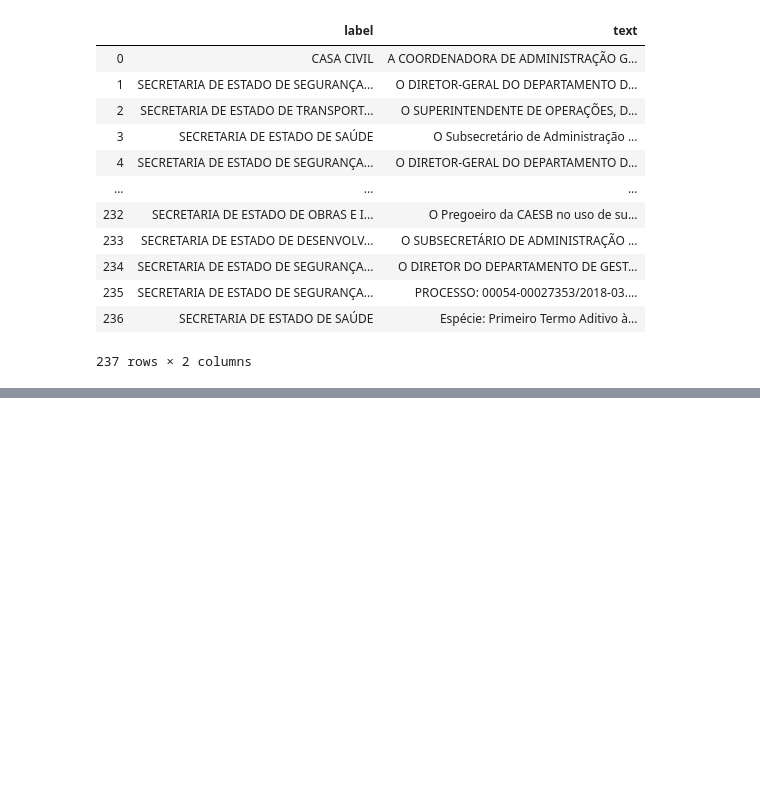
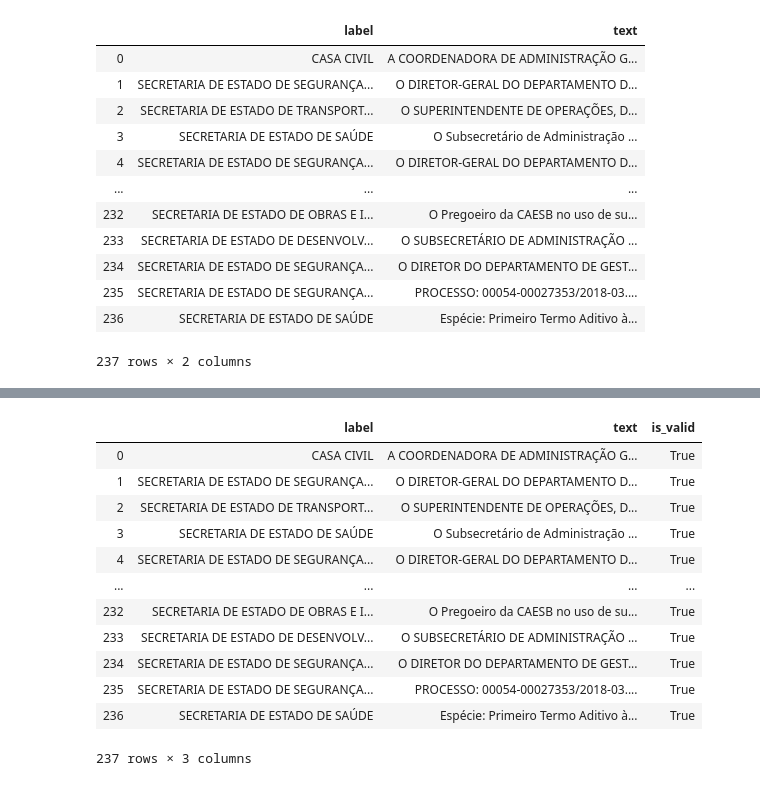
Before and after one commit to peluz/kneedle-exploration, a Jupyter notebook: data_preparation.ipynb, the cells around one changed output, grey strips where cells are left out. Cells and saved outputs as stored; diff of their text form; code cells hidden in the pictures; blank space fills up the shorter version.

```diff
--- a/data_preparation.ipynb
+++ b/data_preparation.ipynb
@@ -155,0 +165,2 @@ Name: label, dtype: int64
+# %%
+test_csv["is_valid"] = True; test_csv.head()
@@ -155,0 +190,16 @@ Name: label, dtype: int64
+# %%
+test_csv
+# %% [output]
+|  | label | text | is_valid |
+| 0 | CASA CIVIL | A COORDENADORA DE ADMINISTRAÇÃO G... | True |
+| 1 | SECRETARIA DE ESTADO DE SEGURANÇA... | O DIRETOR-GERAL DO DEPARTAMENTO D... | True |
+| 2 | SECRETARIA DE ESTADO DE TRANSPORT... | O SUPERINTENDENTE DE OPERAÇÕES, D... | True |
+| 3 | SECRETARIA DE ESTADO DE SAÚDE | O Subsecretário de Administração ... | True |
+| 4 | SECRETARIA DE ESTADO DE SEGURANÇA... | O DIRETOR-GERAL DO DEPARTAMENTO D... | True |
+| ... | ... | ... | ... |
+| 232 | SECRETARIA DE ESTADO DE OBRAS E I... | O Pregoeiro da CAESB no uso de su... | True |
+| 233 | SECRETARIA DE ESTADO DE DESENVOLV... | O SUBSECRETÁRIO DE ADMINISTRAÇÃO ... | True |
+| 234 | SECRETARIA DE ESTADO DE SEGURANÇA... | O DIRETOR DO DEPARTAMENTO DE GEST... | True |
+| 235 | SECRETARIA DE ESTADO DE SEGURANÇA... | PROCESSO: 00054-00027353/2018-03.... | True |
+| 236 | SECRETARIA DE ESTADO DE SAÚDE | Espécie: Primeiro Termo Aditivo à... | True |
+237 rows × 3 columns
```
Also changed, not shown: parts of 10 cells of this notebook, 11 other files.
